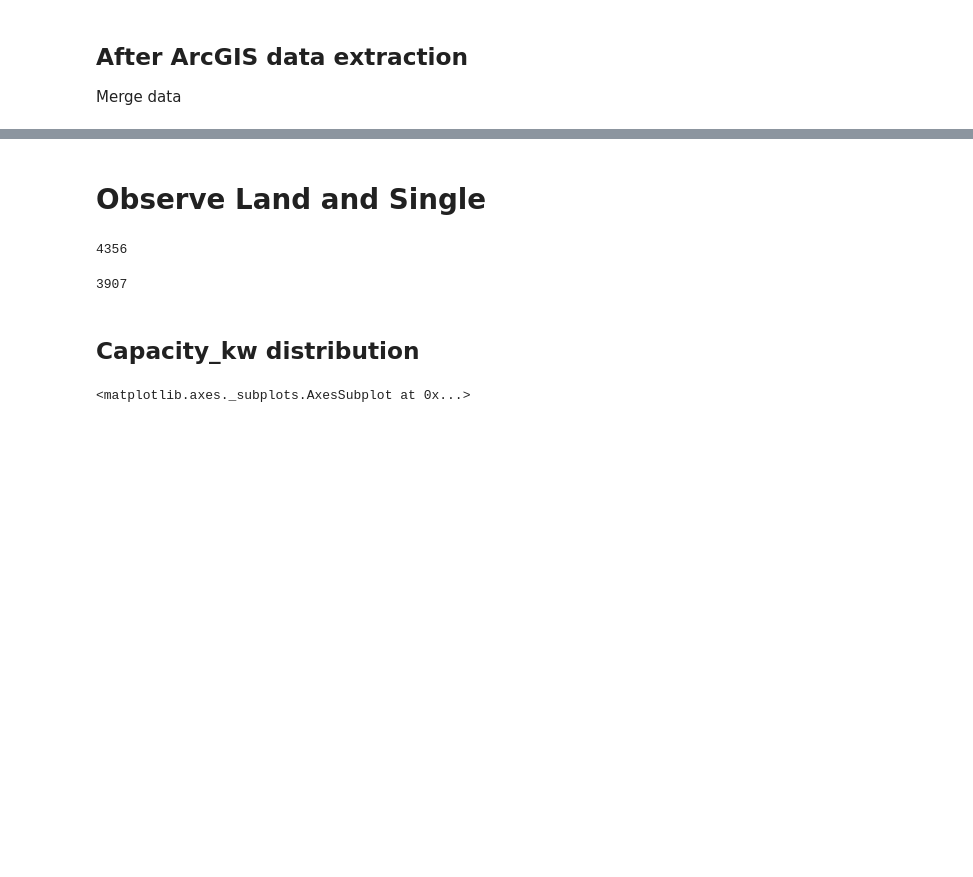
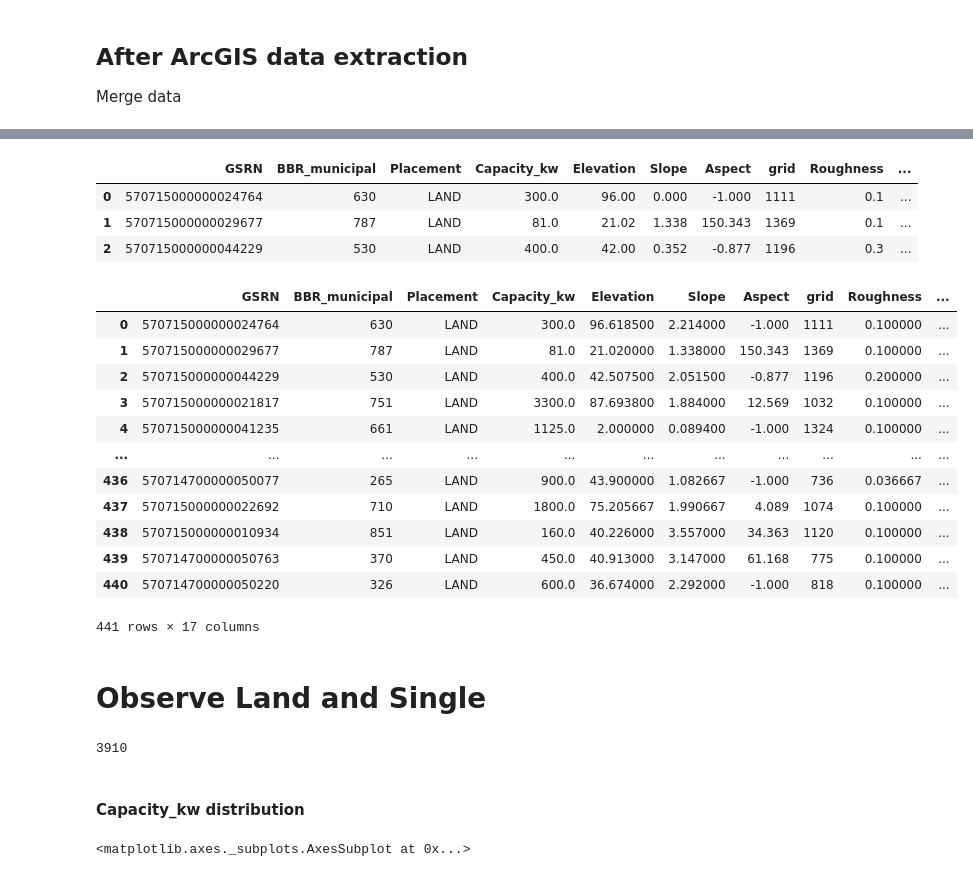
Before and after one commit to sevewing/WindmillPrediction, a Jupyter notebook: Windmill_preprocessing.ipynb, the cells around one changed output, grey strips where cells are left out. Saved outputs shown, nothing was run; the diff lists cells and outputs as text; code cells hidden in the pictures; blank space fills up the shorter version.

```diff
--- a/Windmill_preprocessing.ipynb
+++ b/Windmill_preprocessing.ipynb
@@ -150,0 +181,3 @@ windmill
+# %%
+windmill_park = windmill[windmill["Turbine_type"]=="P"]
+windmill_park
@@ -150,0 +198,45 @@ windmill
+# %%
+temp = windmill[windmill["Turbine_type"]=="M"]
+temp_1 = pd.DataFrame(temp.groupby("Parent_GSRN")["Rotor_diameter"].apply(list)).reset_index()
+temp_2 = pd.DataFrame(temp.groupby("Parent_GSRN")["Navhub_height"].apply(list)).reset_index()
+temp_1 = pd.merge(temp_1, temp_2, on="Parent_GSRN")
+temp_2 = pd.DataFrame(temp.groupby("Parent_GSRN")["Elevation"].apply(list)).reset_index()
+temp_1 = pd.merge(temp_1, temp_2, on="Parent_GSRN")
+temp_2 = pd.DataFrame(temp.groupby("Parent_GSRN")["Slope"].apply(list)).reset_index()
+temp_1 = pd.merge(temp_1, temp_2, on="Parent_GSRN")
+temp_2 = pd.DataFrame(temp.groupby("Parent_GSRN")["Aspect"].apply(list)).reset_index()
+temp_1 = pd.merge(temp_1, temp_2, on="Parent_GSRN")
+temp_2 = pd.DataFrame(temp.groupby("Parent_GSRN")["Roughness"].apply(list)).reset_index()
+temp_1 = pd.merge(temp_1, temp_2, on="Parent_GSRN")
+# %%
+temp_1 = temp_1.rename({"Parent_GSRN":"GSRN", "Rotor_diameter":"Rotor_diameter_group", "Navhub_height":"Navhub_height_group","Elevation":"Elevation_group", "Slope":"Slope_group", "Aspect":"Aspect_group", "Roughness":"Roughness_group"}, axis=1)
+windmill_park = pd.merge(windmill_park, temp_1, on="GSRN", how="left")
+# %%
+windmill_park.head(3)
+# %% [output]
+|  | GSRN | BBR_municipal | Placement | Capacity_kw | Elevation | Slope | Aspect | grid | Roughness | ... |
+| 0 | 570715000000024764 | 630 | LAND | 300.0 | 96.00 | 0.000 | -1.000 | 1111 | 0.1 | ... |
+| 1 | 570715000000029677 | 787 | LAND | 81.0 | 21.02 | 1.338 | 150.343 | 1369 | 0.1 | ... |
+| 2 | 570715000000044229 | 530 | LAND | 400.0 | 42.00 | 0.352 | -0.877 | 1196 | 0.3 | ... |
+# %%
+windmill_park["Navhub_height"] = windmill_park["Navhub_height_group"].apply(lambda x: np.mean(x).astype(float))
+windmill_park["Rotor_diameter"] = windmill_park["Rotor_diameter_group"].apply(lambda x: np.mean(x).astype(float))
+windmill_park["Elevation"] = windmill_park["Elevation_group"].apply(lambda x: np.mean(x).astype(float))
+windmill_park["Slope"] = windmill_park["Slope_group"].apply(lambda x: np.mean(x).astype(float))
+windmill_park["Roughness"] = windmill_park["Roughness_group"].apply(lambda x: np.mean(x).astype(float))
+# %%
+windmill_park
+# %% [output]
+|  | GSRN | BBR_municipal | Placement | Capacity_kw | Elevation | Slope | Aspect | grid | Roughness | ... |
+| 0 | 570715000000024764 | 630 | LAND | 300.0 | 96.618500 | 2.214000 | -1.000 | 1111 | 0.100000 | ... |
+| 1 | 570715000000029677 | 787 | LAND | 81.0 | 21.020000 | 1.338000 | 150.343 | 1369 | 0.100000 | ... |
+| 2 | 570715000000044229 | 530 | LAND | 400.0 | 42.507500 | 2.051500 | -0.877 | 1196 | 0.200000 | ... |
+| 3 | 570715000000021817 | 751 | LAND | 3300.0 | 87.693800 | 1.884000 | 12.569 | 1032 | 0.100000 | ... |
+| 4 | 570715000000041235 | 661 | LAND | 1125.0 | 2.000000 | 0.089400 | -1.000 | 1324 | 0.100000 | ... |
+| ... | ... | ... | ... | ... | ... | ... | ... | ... | ... | ... |
+| 436 | 570714700000050077 | 265 | LAND | 900.0 | 43.900000 | 1.082667 | -1.000 | 736 | 0.036667 | ... |
+| 437 | 570715000000022692 | 710 | LAND | 1800.0 | 75.205667 | 1.990667 | 4.089 | 1074 | 0.100000 | ... |
+| 438 | 570715000000010934 | 851 | LAND | 160.0 | 40.226000 | 3.557000 | 34.363 | 1120 | 0.100000 | ... |
+| 439 | 570714700000050763 | 370 | LAND | 450.0 | 40.913000 | 3.147000 | 61.168 | 775 | 0.100000 | ... |
+| 440 | 570714700000050220 | 326 | LAND | 600.0 | 36.674000 | 2.292000 | -1.000 | 818 | 0.100000 | ... |
+441 rows × 17 columns
@@ -151,16 +245,11 @@ windmill
 # %% [markdown]
 # Observe Land and Single
 # %%
-windmill = pd.read_csv("data/windmill_cleaned_WP.csv")
-len(windmill)
+windmill_SL = pd.read_csv("data/windmills_single_LAND.csv")
+len(windmill_SL)
 # %% [output]
-4356
+3910
-# %%
-windmill = windmill[windmill["Turbine_type"] == "W"][windmill["Placement"] == "LAND"]
-len(windmill)
-# %% [output]
-3907
 # %% [markdown]
-## Capacity_kw distribution
+#### Capacity_kw distribution
 # %%
 plt.figure(figsize=(25,7))
```
Also changed, not shown: parts of 36 cells of this notebook, 11 other files.
